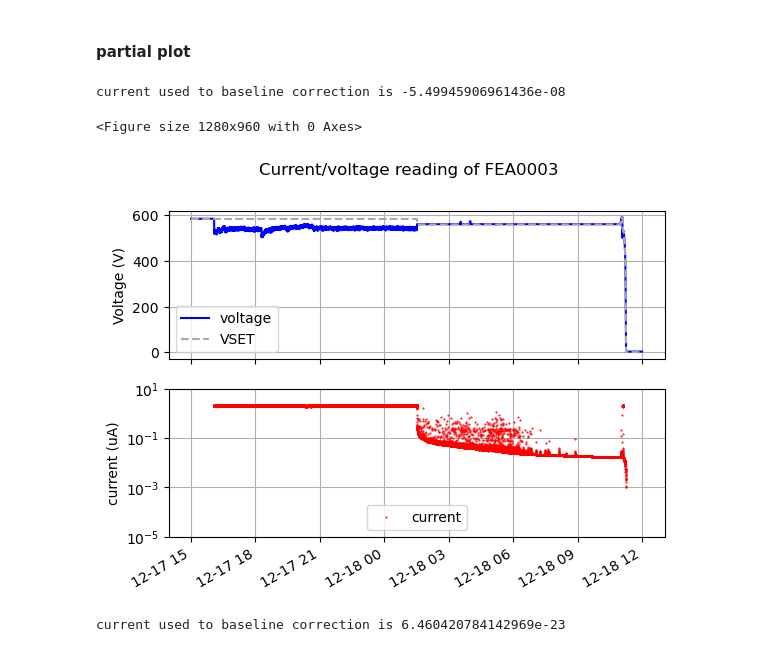
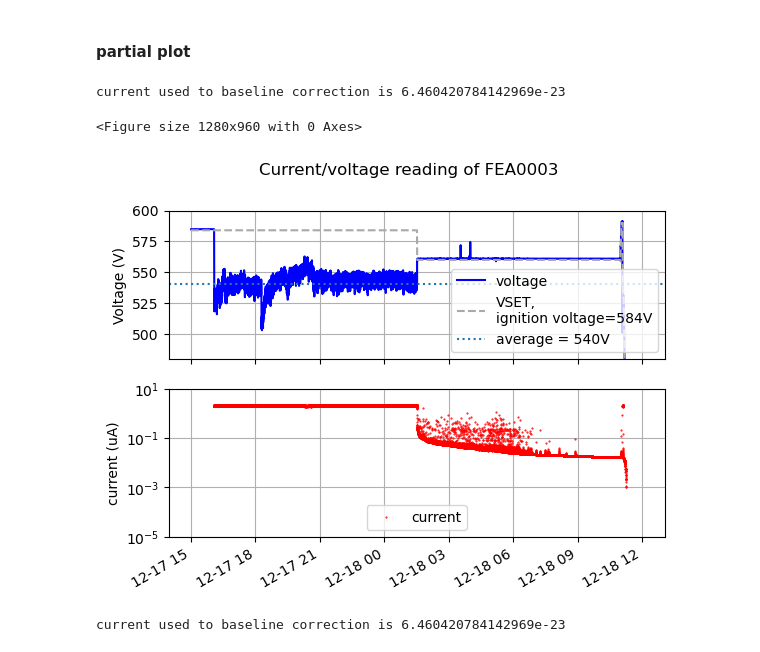
Before and after one commit to Kyatn/FEA-analysis, a Jupyter notebook: 241227_4FEA_LXe.ipynb, the cells around one changed output. Saved outputs shown, nothing was run; the diff lists cells and outputs as text; code cells hidden in the pictures.

```diff
--- a/241227_4FEA_LXe.ipynb
+++ b/241227_4FEA_LXe.ipynb
@@ -597,37 +597,42 @@ new_df_F0003 = FEA_analysis.partial_charge(df_F0003, t_start, t_end, t_start_bas
 new_df_F0003.loc[new_df_F0003['ch']==3, 'FEA'] = FEA[0]
 
 new_df_F0003
 
 plt.figure(dpi=200)
 fig, (ax1, ax2) = plt.subplots(2,1, sharex='col')
 
 date_caen1 = []
 df = new_df_F0003
 
 for date in df.timestamp.tolist():
     date_caen1.append(datetime.strptime(date, '%y/%m/%d-%H:%M:%S'))
 
+
 ax1.plot(date_caen1, df.VMON.tolist(),'-',color='blue',  label= 'voltage', markersize=1)
 ax2.plot(date_caen1, df.IMON.tolist(),'.',color='red', label='current', markersize=1)
-ax1.plot(date_caen1, df.VSET.tolist(), '--', color='darkgrey', label='VSET')
+
+VSET = df.VSET.loc[len(df.VSET)/2]
+ax1.plot(date_caen1, df.VSET.tolist(), '--', color='darkgrey', label=f'VSET,\nignition voltage={int(VSET)}V')
+avg = mean(df.VMON.tolist()[1000:30000])
+ax1.axhline(avg, linestyle= ':', label = f'average = {round(avg)}V')
 
 fig.suptitle(f"Current/voltage reading of {df.FEA[0]}")
 ax1.set_ylabel('Voltage (V)')
 ax2.set_ylabel('current (uA)')
 #ax1.set_yscale('log')
 ax2.set_yscale('log')
-#ax1.set_ylim(300)
+ax1.set_ylim([480, 600])
 ax2.set_ylim([1e-5, 10])
 ax1.grid()
 ax2.grid()
 ax1.legend()
 ax2.legend()
 
 plt.gcf().autofmt_xdate()
 # %% [output]
-current used to baseline correction is -5.49945906961436e-08
+current used to baseline correction is 6.460420784142969e-23
 <Figure size 1280x960 with 0 Axes>
-[figure, old version]
+[figure, new version]
 # %%
 t_start = '24/12/18-00:00:11'
 t_end = '24/12/18-03:00:21'
```
Also changed, not shown: parts of 16 cells of this notebook, 2 other files.
